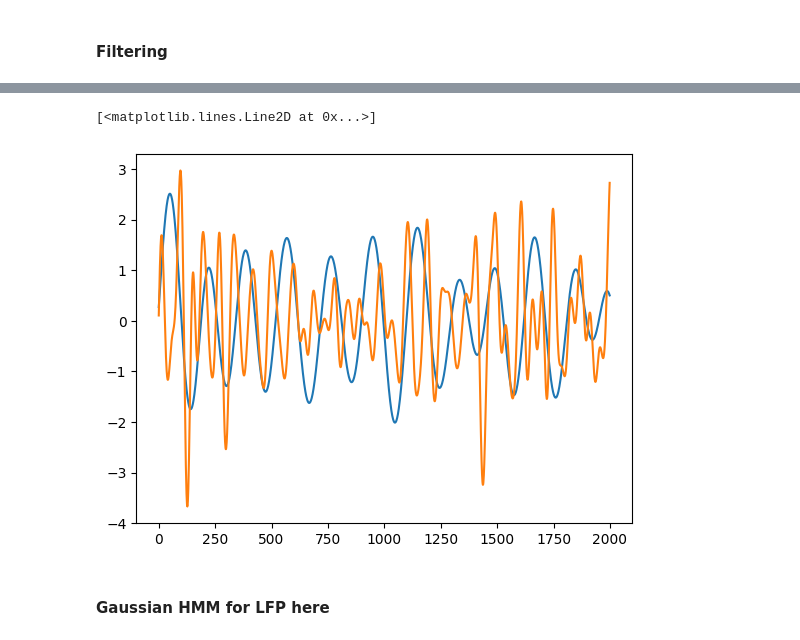
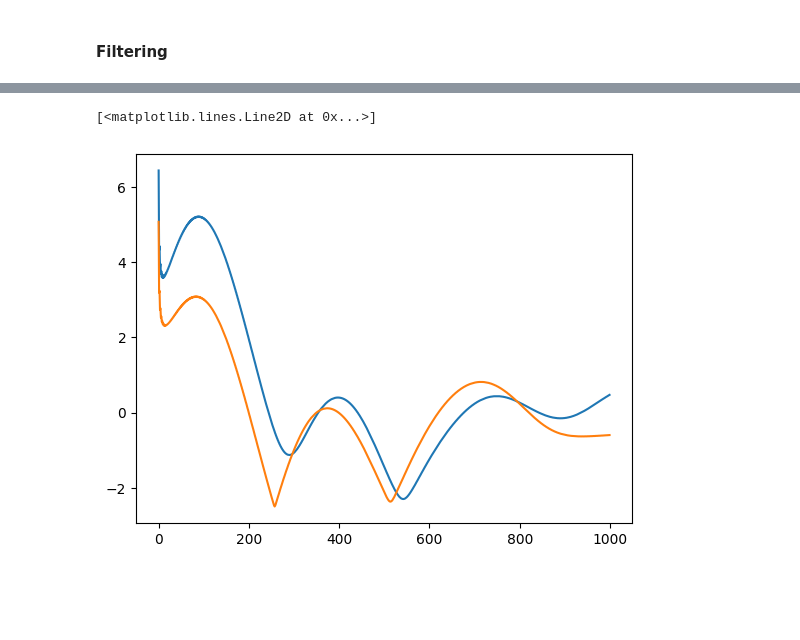
Before and after one commit to jerryjii/HMM, a Jupyter notebook: HMM_LFP.ipynb, the cells around one changed output, grey strips where cells are left out. Drawn from its saved outputs; the diff is of its cells as text; code cells hidden in the pictures; blank space fills up the shorter version.

Commit message:
added gaussian HMM and Hilbert

```diff
--- a/HMM_LFP.ipynb
+++ b/HMM_LFP.ipynb
@@ -128,11 +103,34 @@ from scipy.stats import zscore
+# %%
+lfpA_slice = probeA.sel(time=master_time, method='nearest')
+lfpB_slice = probeB.sel(time=master_time, method='nearest')
+lfpC_slice = probeC.sel(time=master_time, method='nearest')
+lfpD_slice = probeD.sel(time=master_time, method='nearest')
+lfpE_slice = probeE.sel(time=master_time, method='nearest')
+lfpF_slice = probeF.sel(time=master_time, method='nearest')
+lfpA_copy = deepcopy(lfpA_slice)
+lfpB_copy = deepcopy(lfpB_slice)
+lfpC_copy = deepcopy(lfpC_slice)
+lfpD_copy = deepcopy(lfpD_slice)
+lfpE_copy = deepcopy(lfpE_slice)
+lfpF_copy = deepcopy(lfpF_slice)
+# %%
+mask = np.array([60])
+A_single = lfpA_copy[:,mask]
+B_single = lfpB_copy[:,mask]
+C_single = lfpC_copy[:,mask]
+D_single = lfpD_copy[:,mask]
+E_single = lfpE_copy[:,mask]
+F_single = lfpF_copy[:,mask]
 # %%
+bands = np.zeros((4, 6, len(A_single)))
 Wns = [[3,8],[10,30],[30,50],[50,80]]
+all_channels = np.hstack((A_single,B_single,C_single,D_single,E_single,F_single))
+
 for i, Wn in enumerate(Wns):
     b,a = butter(N=3, Wn=Wn, fs=1250, btype='bandpass', output='ba')
-    bands[2*i] = zscore(filtfilt(b, a, B_single))
-    bands[2*i+1] = zscore(filtfilt(b, a, C_single))
+    all_channels_ff = filtfilt(b,a,all_channels.T)
+    all_channels_env = hilbert(all_channels_ff)
+    all_channels_env_abs = np.abs(all_channels_env)
+    all_channels_env_abs_z = zscore(all_channels_env_abs, axis=1)
+    bands[i] = all_channels_env_abs_z
+bands = np.reshape(bands,(4*6, len(A_single)))
-# %%
-Wns = [[3,8],[10,30],[30,50],[50,80]]
-for i, Wn in enumerate(Wns):
-    b,a = butter(N=3, Wn=Wn, fs=1250, btype='bandpass', output='ba')
-    bands[i] = zscore(filtfilt(b, a, B_single))
@@ -139,9 +172,6 @@ for i, Wn in enumerate(Wns):
 # %%
-fig, ax = plt.subplots()
-ax.plot(bands[0][0:2000])
-ax.plot(bands[1][0:2000])
+plt.plot(bands[0,:1000])
+plt.plot(bands[1,:1000])
 # %% [output]
 [<matplotlib.lines.Line2D at 0x...>]
-[figure, old version]
+[figure, new version]
-# %% [markdown]
-#### Gaussian HMM for LFP here
```
Also changed, not shown: parts of 27 cells of this notebook.
